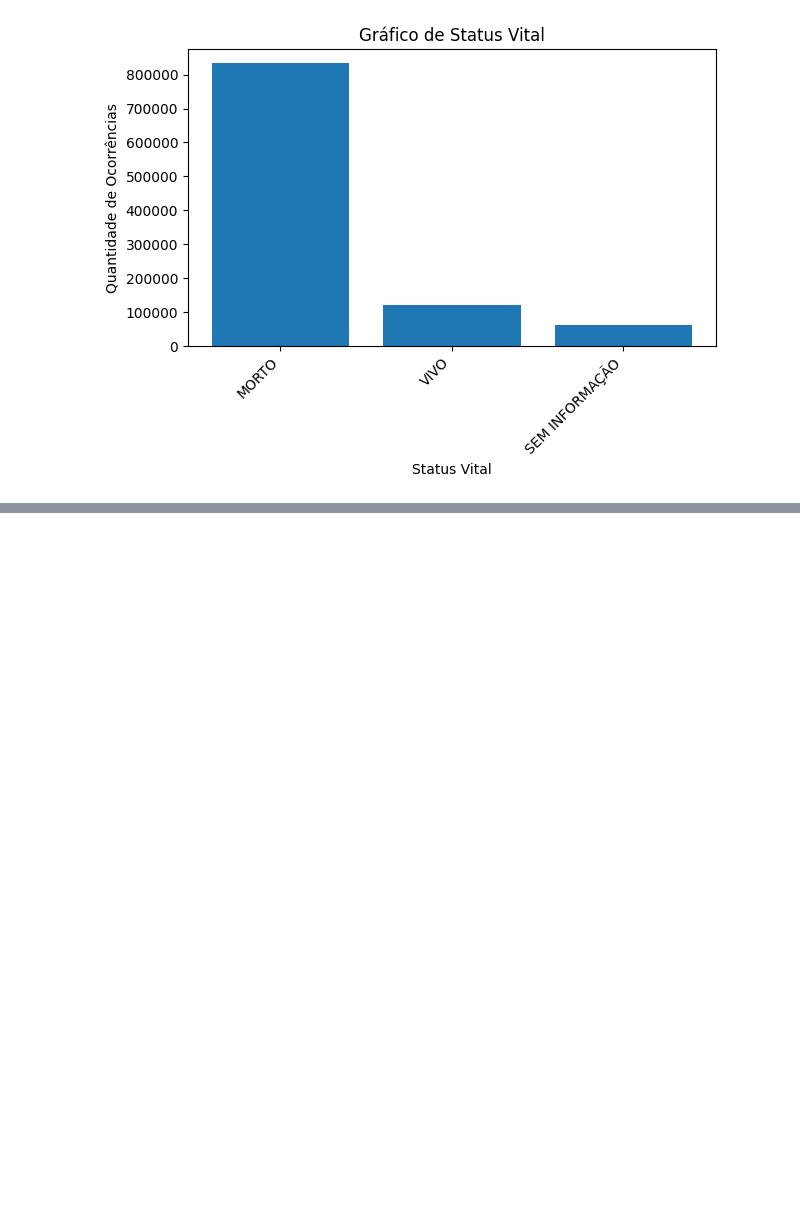
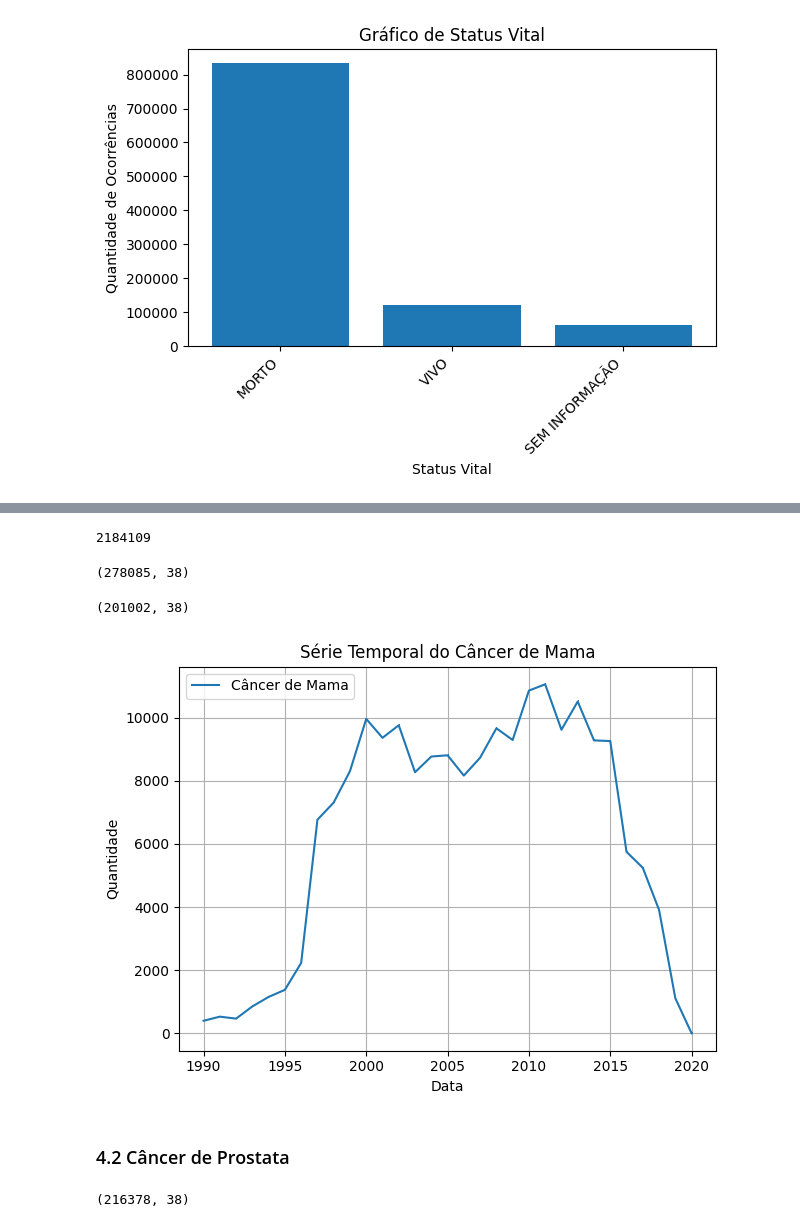
Before and after one commit to MateusVasc/IC-Cancer-Time-Series, a Jupyter notebook: presentation.ipynb, the cells around one changed output, grey strips where cells are left out. Saved outputs shown, nothing was run; the diff lists cells and outputs as text; code cells hidden in the pictures; blank space fills up the shorter version.

Commit message:
análise temporal

```diff
--- a/presentation.ipynb
+++ b/presentation.ipynb
@@ -668,0 +701,42 @@ plt.tight_layout()
+# %%
+df_final['Data de Diagnostico'] = pd.to_datetime(df_final['Data de Diagnostico'], format='%d/%m/%Y')
+# %%
+df_final['Data de Diagnostico'].count()
+# %% [output]
+2184109
+# %%
+df_mama = df_final[df_final['Descrição da Doenca'] == 'MAMA , SOE']
+
+df_mama2 = df_final[df_final['Descrição da Doenca'].isin(['MAMA , SOE', 'QUADRANTE SUPERIOR EXTERNO DA MAMA', 'PROLONGAMENTO AXILAR DA MAMA',
+                                                         'QUADRANTE SUPERIOR INTERNO DA MAMA', 'CARCINOMA "IN SITU" DA MAMA, SOE',
+                                                         'PORCAO CENTRAL DA MAMA', 'QUADRANTE INFERIOR EXTERNO DA MAMA',
+                                                         'LESAO INVASIVA DA MAMA', 'QUADRANTE INFERIOR INTERNO DA MAMA', 'MAMA'])]
+# %%
+df_mama2.shape
+# %% [output]
+(278085, 38)
+# %%
+df_mama = df_mama.sort_values(by='Data de Diagnostico')
+# %%
+df_mama.shape
+# %% [output]
+(201002, 38)
+# %%
+mama_count = df_mama['Data de Diagnostico'].dt.year.value_counts().sort_index()
+
+plt.plot(mama_count.index, mama_count.values, marker=',', label='Câncer de Mama', linestyle='-')
+
+
+plt.title("Série Temporal do Câncer de Mama")
+plt.ylabel("Quantidade")
+plt.xlabel("Data")
+
+plt.grid(True)
+plt.legend()
+plt.tight_layout()
+
+plt.show()
+# %% [output]
+[figure, added]
+# %% [markdown]
+### 4.2 Câncer de Prostata
@@ -668,0 +747,4 @@ plt.tight_layout()
+# %%
+df_prostata.shape
+# %% [output]
+(216378, 38)
```
Also changed, not shown: parts of 19 cells of this notebook.
